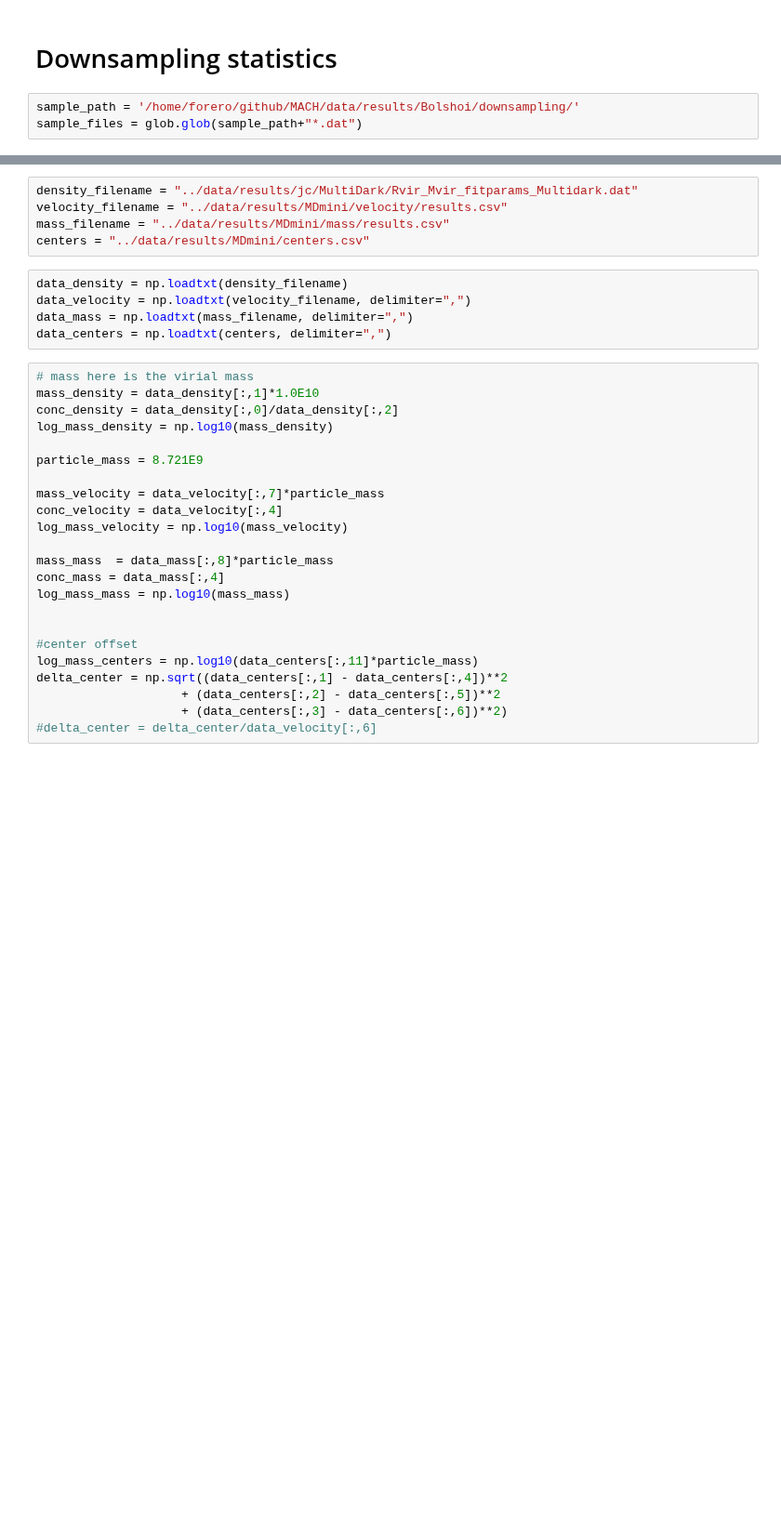
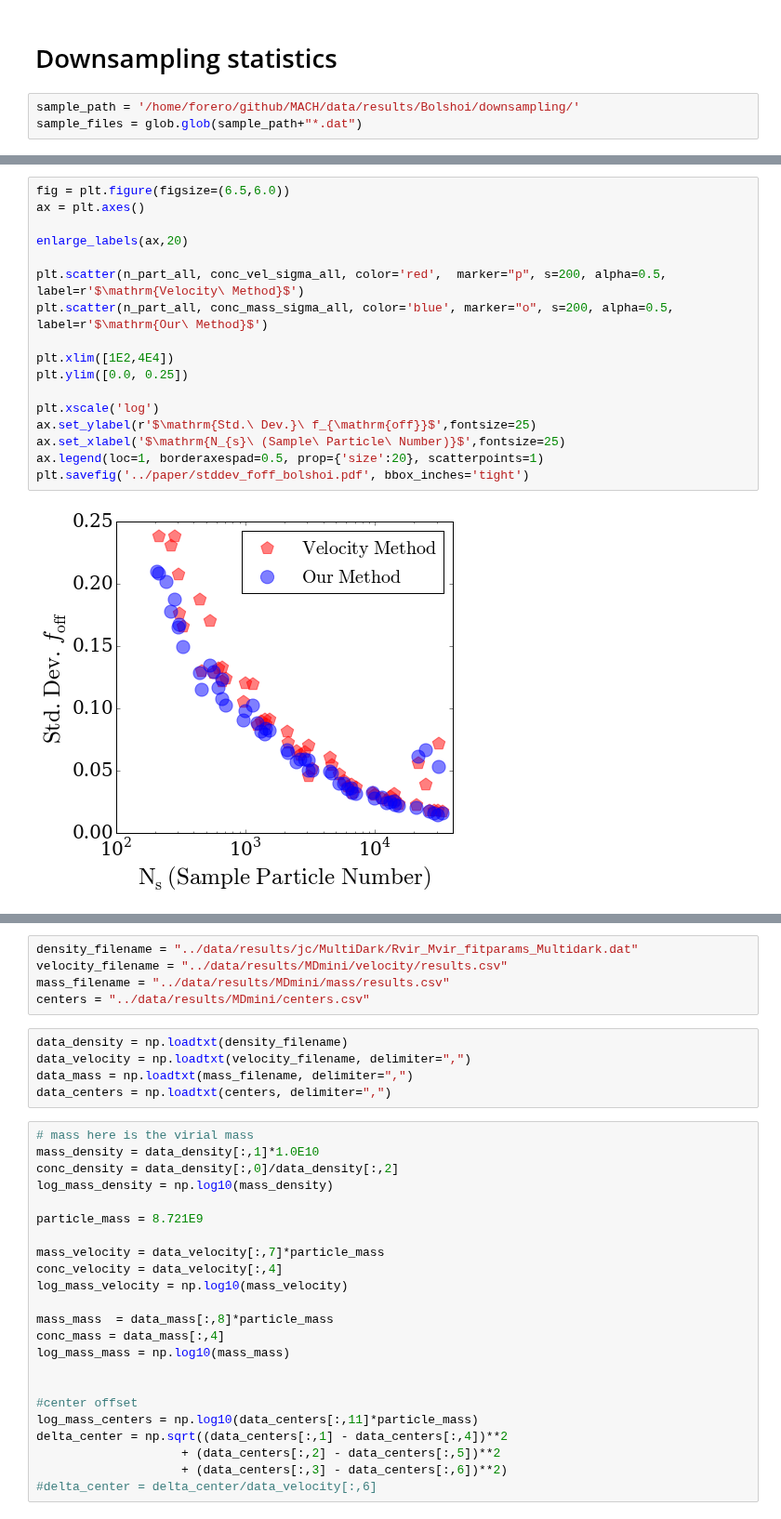
Before and after one commit to astroandes/MACH, a Jupyter notebook: plots/ComparisonPlots.ipynb, the cells around one changed output, grey strips where cells are left out. Shown at 93% size. Cells and saved outputs as stored; diff of their text form; blank space fills up the shorter version.

```diff
--- a/plots/ComparisonPlots.ipynb
+++ b/plots/ComparisonPlots.ipynb
@@ -57 +188,20 @@ def plot_downsampling(filein):
+# %%
+fig = plt.figure(figsize=(6.5,6.0))
+ax = plt.axes()
+
+enlarge_labels(ax,20)
+
+plt.scatter(n_part_all, conc_vel_sigma_all, color='red',  marker="p", s=200, alpha=0.5, label=r'$\mathrm{Velocity\ Method}$')
+plt.scatter(n_part_all, conc_mass_sigma_all, color='blue', marker="o", s=200, alpha=0.5, label=r'$\mathrm{Our\ Method}$')
+
+plt.xlim([1E2,4E4])
+plt.ylim([0.0, 0.25])
+
+plt.xscale('log')
+ax.set_ylabel(r'$\mathrm{Std.\ Dev.}\ f_{\mathrm{off}}$',fontsize=25)
+ax.set_xlabel('$\mathrm{N_{s}\ (Sample\ Particle\ Number)}$',fontsize=25)
+ax.legend(loc=1, borderaxespad=0.5, prop={'size':20}, scatterpoints=1)
+plt.savefig('../paper/stddev_foff_bolshoi.pdf', bbox_inches='tight')
+# %% [output]
+[figure, added]
 # %%
```
Also changed, not shown: parts of 22 cells of this notebook.
